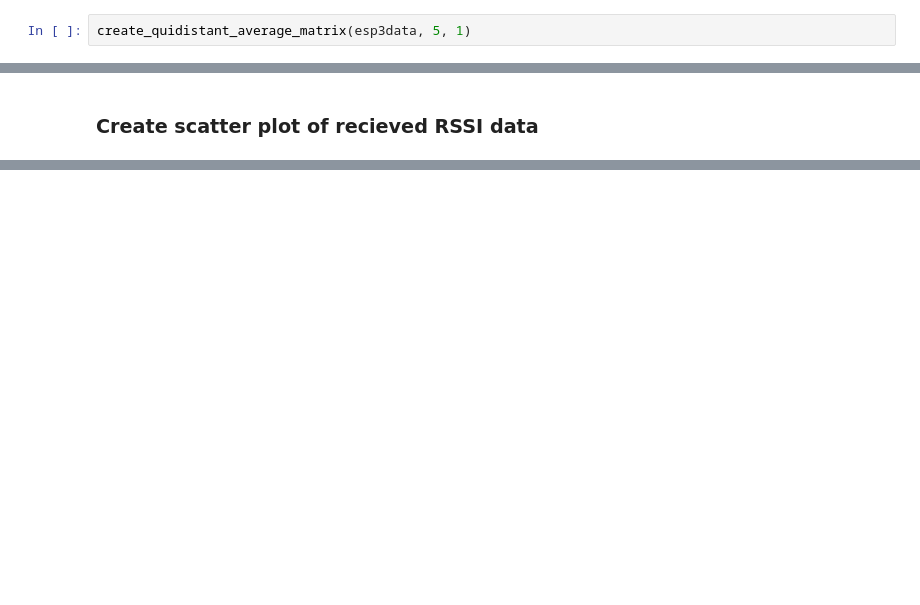
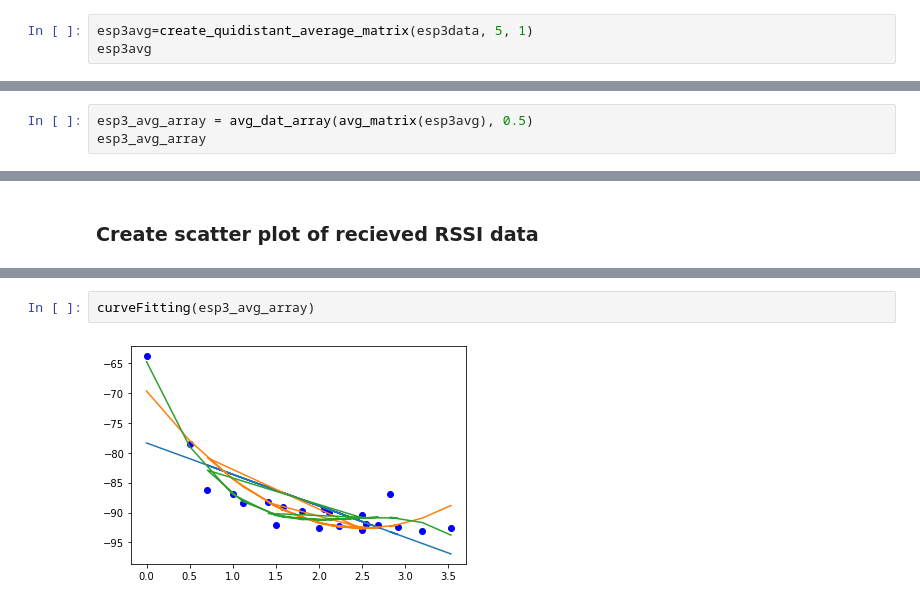
Before and after one commit to MinorOrg/MQTT-pi-subscriber, a Jupyter notebook: rssi-calculations.ipynb, the cells around one changed output, grey strips where cells are left out. Saved outputs shown, nothing was run; the diff lists cells and outputs as text; blank space fills up the shorter version.

```diff
--- a/rssi-calculations.ipynb
+++ b/rssi-calculations.ipynb
@@ -414,3 +421,4 @@ array([[-51.08247423, -74.20454545, -74.20454545, -74.20454545,
 # %%
-create_quidistant_average_matrix(esp3data, 5, 1)
+esp3avg=create_quidistant_average_matrix(esp3data, 5, 1)
+esp3avg
 # %% [output]
@@ -426,0 +517,3 @@ array([[-63.83163265, -77.84722222, -75.37414966, -82.93611111,
+# %%
+esp3_avg_array = avg_dat_array(avg_matrix(esp3avg), 0.5)
+esp3_avg_array
@@ -428,0 +713,4 @@ array([[-63.83163265, -77.84722222, -75.37414966, -82.93611111,
+# %%
+curveFitting(esp3_avg_array)
+# %% [output]
+[figure, added]
```
Also changed, not shown: parts of 21 cells of this notebook, 2 other files.
